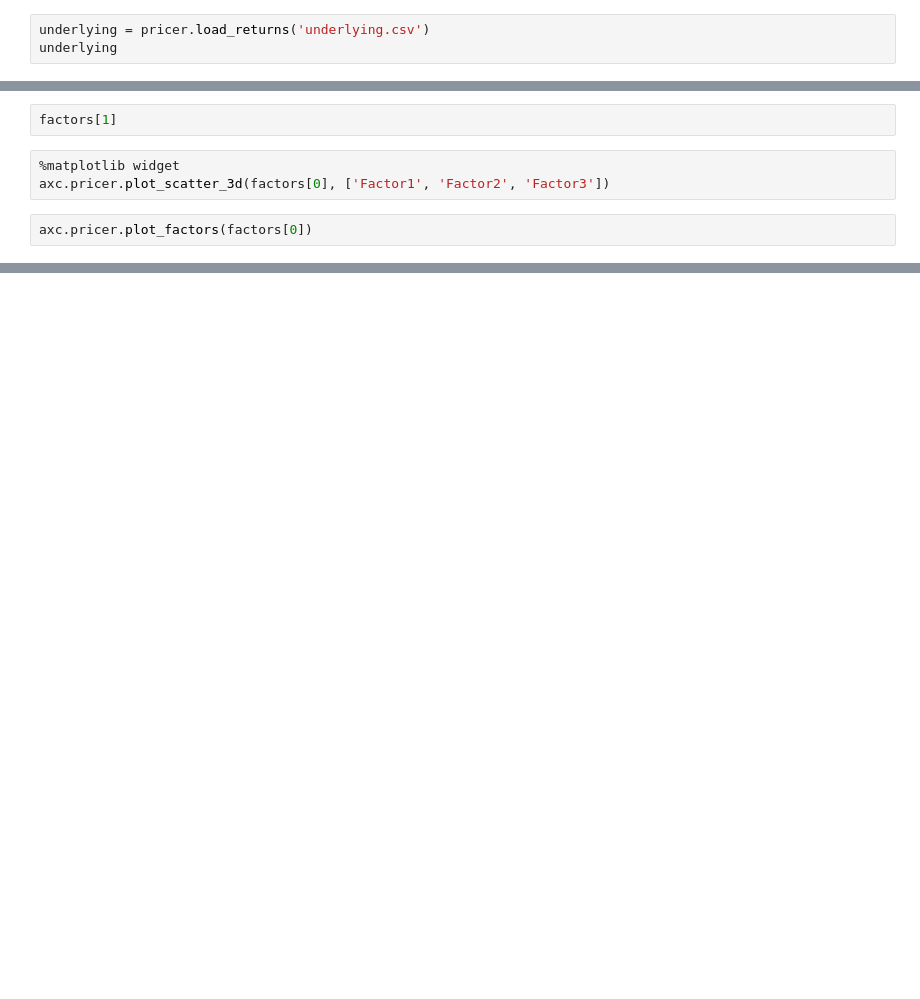
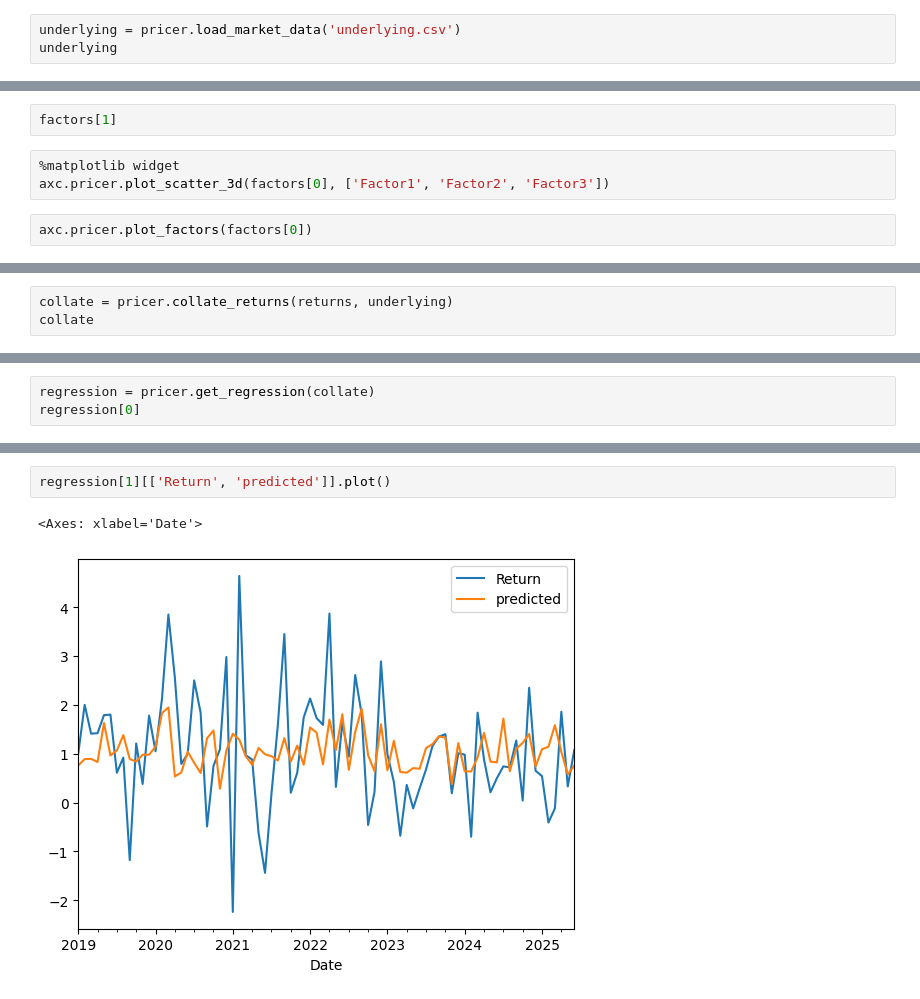
Before and after one commit to accelerate-protocol/axc-backtesting, a Jupyter notebook: notebooks/pricing.ipynb, the cells around one changed output, grey strips where cells are left out. Saved outputs shown, nothing was run; the diff lists cells and outputs as text; blank space fills up the shorter version.

Commit message:
add regressions

```diff
--- a/notebooks/pricing.ipynb
+++ b/notebooks/pricing.ipynb
@@ -29,3 +28,3 @@ returns
 # %%
-underlying = pricer.load_returns('underlying.csv')
+underlying = pricer.load_market_data('underlying.csv')
 underlying
@@ -41,0 +74,3 @@ axc.pricer.plot_factors(factors[0])
+# %%
+collate = pricer.collate_returns(returns, underlying)
+collate
@@ -41,0 +92,3 @@ axc.pricer.plot_factors(factors[0])
+# %%
+regression = pricer.get_regression(collate)
+regression[0]
@@ -41,0 +117,5 @@ axc.pricer.plot_factors(factors[0])
+# %%
+regression[1][['Return', 'predicted']].plot()
+# %% [output]
+<Axes: xlabel='Date'>
+[figure, added]
```
Also changed, not shown: parts of 8 cells of this notebook, 1 other file.
